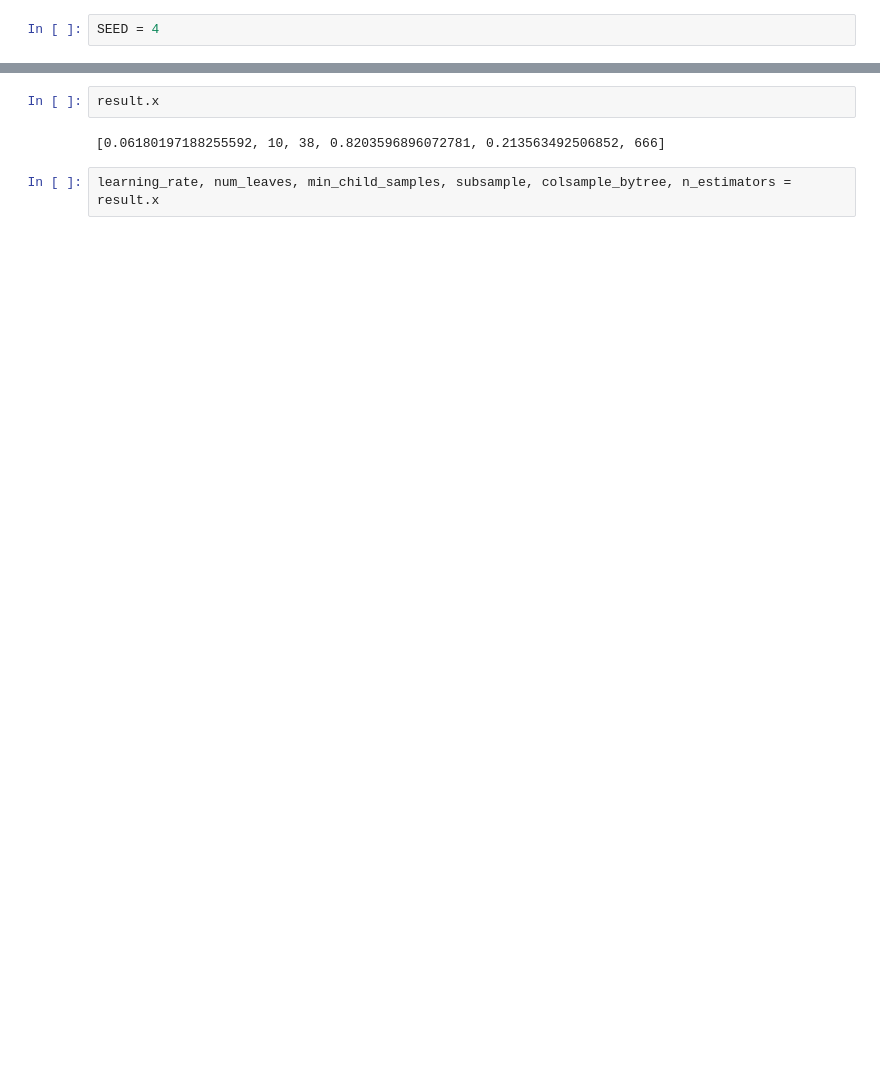
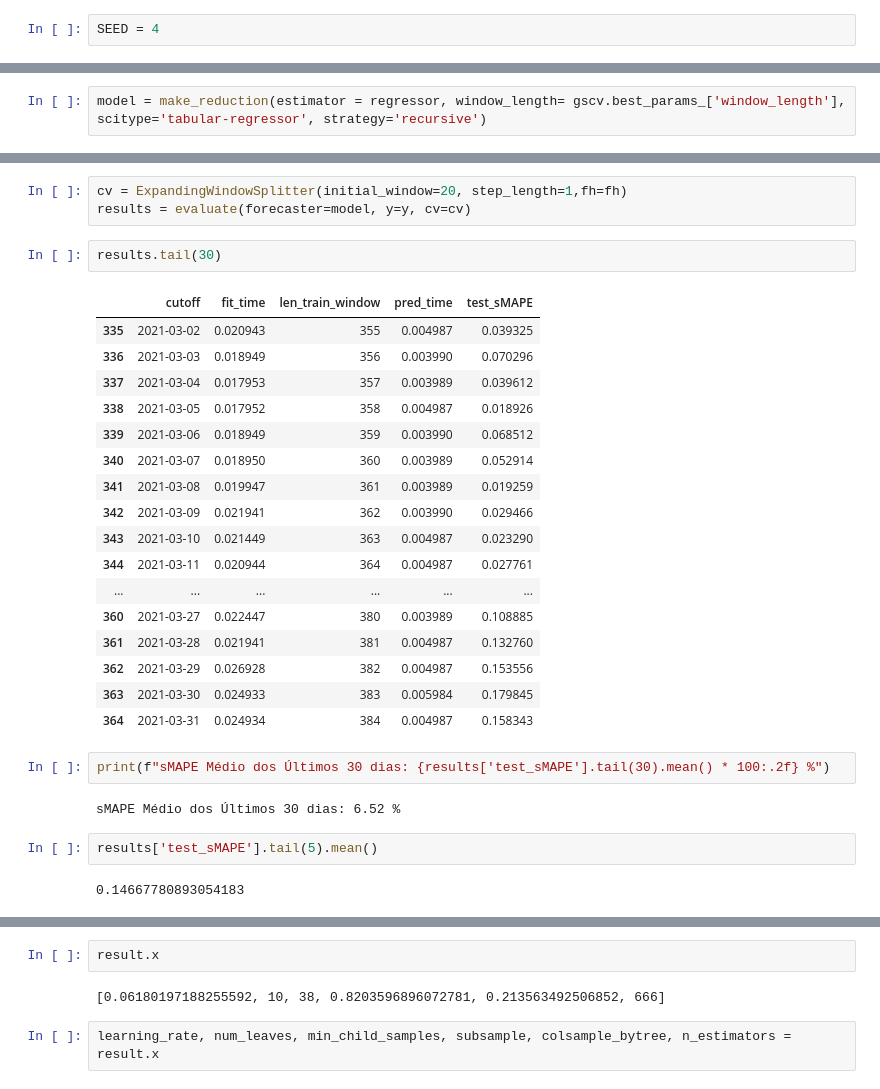
Before and after one commit to HeyLucasLeao/HeyLucasLeao.github.io, a Jupyter notebook: ipynb/aprendizado_de_maquina.ipynb, the cells around one changed output, grey strips where cells are left out. Drawn from its saved outputs; the diff is of its cells as text; blank space fills up the shorter version.

```diff
--- a/ipynb/aprendizado_de_maquina.ipynb
+++ b/ipynb/aprendizado_de_maquina.ipynb
@@ -81,0 +81,2 @@ fh = np.arange(1, len(y_test) + 1)
+# %%
+model = make_reduction(estimator = regressor, window_length= gscv.best_params_['window_length'], scitype='tabular-regressor', strategy='recursive')
@@ -82,2 +93,33 @@ fh = np.arange(1, len(y_test) + 1)
+# %%
+cv = ExpandingWindowSplitter(initial_window=20, step_length=1,fh=fh)
+results = evaluate(forecaster=model, y=y, cv=cv)
+# %%
+results.tail(30)
+# %% [output]
+|  | cutoff | fit_time | len_train_window | pred_time | test_sMAPE |
+| 335 | 2021-03-02 | 0.020943 | 355 | 0.004987 | 0.039325 |
+| 336 | 2021-03-03 | 0.018949 | 356 | 0.003990 | 0.070296 |
+| 337 | 2021-03-04 | 0.017953 | 357 | 0.003989 | 0.039612 |
+| 338 | 2021-03-05 | 0.017952 | 358 | 0.004987 | 0.018926 |
+| 339 | 2021-03-06 | 0.018949 | 359 | 0.003990 | 0.068512 |
+| 340 | 2021-03-07 | 0.018950 | 360 | 0.003989 | 0.052914 |
+| 341 | 2021-03-08 | 0.019947 | 361 | 0.003989 | 0.019259 |
+| 342 | 2021-03-09 | 0.021941 | 362 | 0.003990 | 0.029466 |
+| 343 | 2021-03-10 | 0.021449 | 363 | 0.004987 | 0.023290 |
+| 344 | 2021-03-11 | 0.020944 | 364 | 0.004987 | 0.027761 |
+| ... | ... | ... | ... | ... | ... |
+| 360 | 2021-03-27 | 0.022447 | 380 | 0.003989 | 0.108885 |
+| 361 | 2021-03-28 | 0.021941 | 381 | 0.004987 | 0.132760 |
+| 362 | 2021-03-29 | 0.026928 | 382 | 0.004987 | 0.153556 |
+| 363 | 2021-03-30 | 0.024933 | 383 | 0.005984 | 0.179845 |
+| 364 | 2021-03-31 | 0.024934 | 384 | 0.004987 | 0.158343 |
+# %%
+print(f"sMAPE Médio dos Últimos 30 dias: {results['test_sMAPE'].tail(30).mean() * 100:.2f} %")
+# %% [output]
+sMAPE Médio dos Últimos 30 dias: 6.52 %
+# %%
+results['test_sMAPE'].tail(5).mean()
+# %% [output]
+0.14667780893054183
 # %%
 def treinar_modelo(params):
```
Also changed, not shown: parts of 36 cells of this notebook, 14 other files.
